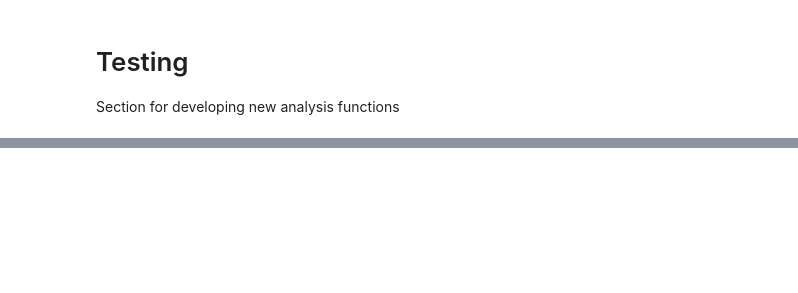
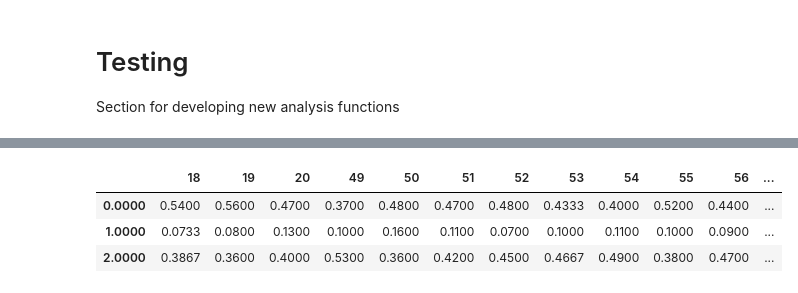
Before and after one commit to cheapcontact/w266-authorship-final-project, a Jupyter notebook: model_analysis.ipynb, the cells around one changed output, grey strips where cells are left out. Saved outputs shown, nothing was run; the diff lists cells and outputs as text; code cells hidden in the pictures; blank space fills up the shorter version.

```diff
--- a/model_analysis.ipynb
+++ b/model_analysis.ipynb
@@ -231,0 +252,3 @@ df
+# %%
+new_df = df.copy()
+new_df
@@ -231,0 +295,10 @@ df
+# %%
+epoch_num = 1
+temp = new_df[new_df.epoch == epoch_num].copy()
+temp.drop('epoch', inplace=True, axis=1)
+temp
+# %% [output]
+|  | 18 | 19 | 20 | 49 | 50 | 51 | 52 | 53 | 54 | 55 | 56 | ... |
+| 0.0000 | 0.5400 | 0.5600 | 0.4700 | 0.3700 | 0.4800 | 0.4700 | 0.4800 | 0.4333 | 0.4000 | 0.5200 | 0.4400 | ... |
+| 1.0000 | 0.0733 | 0.0800 | 0.1300 | 0.1000 | 0.1600 | 0.1100 | 0.0700 | 0.1000 | 0.1100 | 0.1000 | 0.0900 | ... |
+| 2.0000 | 0.3867 | 0.3600 | 0.4000 | 0.5300 | 0.3600 | 0.4200 | 0.4500 | 0.4667 | 0.4900 | 0.3800 | 0.4700 | ... |
```
Also changed, not shown: parts of 14 cells of this notebook.
